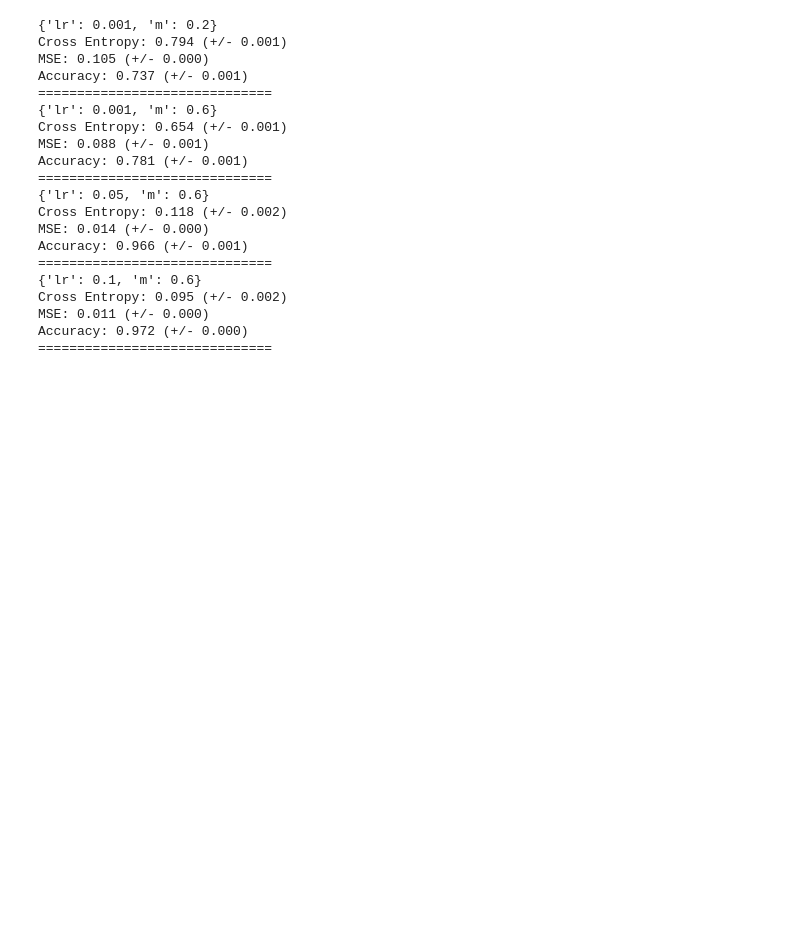
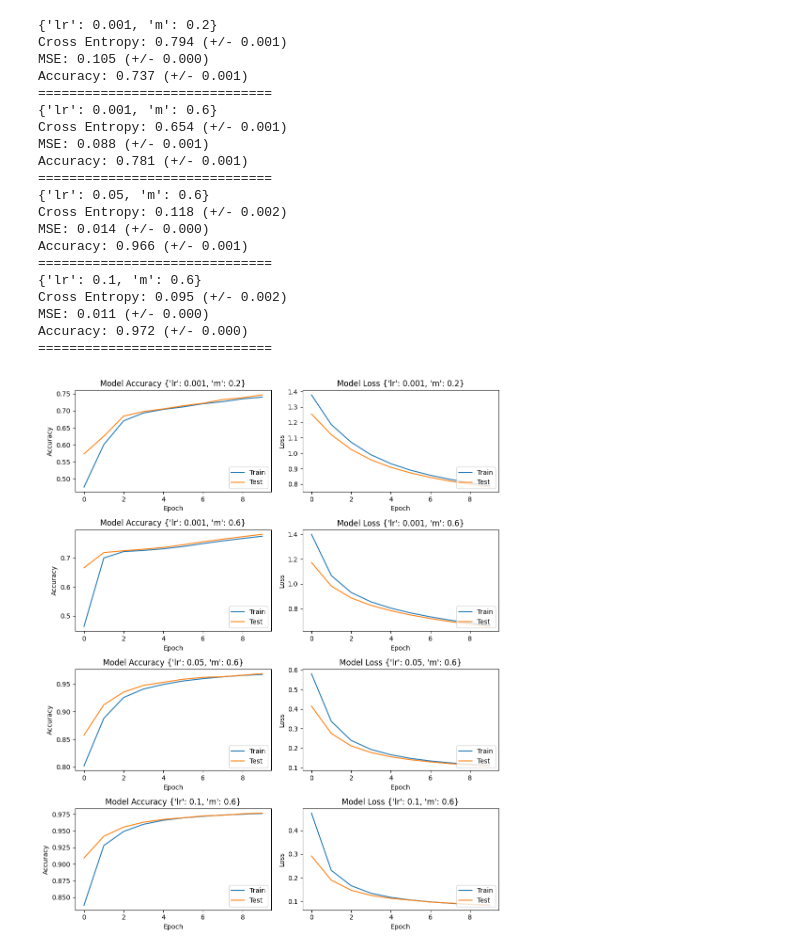
Before and after one commit to OnionKiller/AI_Homework_HAR-PUC-Rio, a Jupyter notebook: training.ipynb, the cells around one changed output. Saved outputs shown, nothing was run; the diff lists cells and outputs as text; code cells hidden in the pictures; blank space fills up the shorter version.

```diff
--- a/training.ipynb
+++ b/training.ipynb
@@ -163,0 +66,3 @@ Accuracy: 0.981 (+/- 0.002)
+# %%
+for score in scores:
+    homework_utils.print_scores(score)
@@ -172,7 +123,7 @@ results = []
 for cond in test_matrice:
     pipe = Pipeline([
     ('scaler', StandardScaler()),
-    ('clf', KerasClassifier(model=create_model(I+O,lr=cond['lr'],m=cond['m']), epochs=10, batch_size=64))
+    ('clf', KerasClassifier(model=create_model(I+O,lr=cond['lr'],m=cond['m']), epochs=10, batch_size=64,verbose=0))
     ])
 
     score = wrap_cross_validate(pipe)
@@ -180,6 +131,5 @@ for cond in test_matrice:
         {
             'condition':cond,
             'score':score,
-            'keras':pipe["clf"]
         }
     )
@@ -227,14 +159,30 @@ Cross Entropy: 0.095 (+/- 0.002)
 MSE: 0.011 (+/- 0.000)
 Accuracy: 0.972 (+/- 0.000)
 ==============================
-# %%
-history = results[0]["keras"]
-plt.plot(history.history['loss'])
-plt.plot(history.history['val_loss'])
-plt.plot(history.history['accuracy'])
-plt.plot(history.history['val_accuracy'])
-plt.title('Model Loss and Accuracy')
-plt.ylabel('Loss/Accuracy')
-plt.xlabel('Epoch')
-plt.legend(['train_loss', 'val_loss', 'train_accuracy', 'val_accuracy'], loc='upper right')
-plt.show()
+# %%
+test_matrice=[
+    {'lr':0.001,'m':0.2},
+    {'lr':0.001,'m':0.6},
+    {'lr':0.05,'m':0.6},
+    {'lr':0.1,'m':0.6},
+]
+histories = []
+for cond in test_matrice:
+    for fold_idx, (train_indices, val_indices) in enumerate(kf.split(df[feature_cols])):
+        X = df[feature_cols].values[train_indices]
+        Y = to_categorical(df[target_col].values[train_indices])
+        Xv = df[feature_cols].values[val_indices]
+        Yv = to_categorical(df[target_col].values[val_indices])
+
+        model = create_model(I+O,lr=cond['lr'],m=cond['m'])
+        X = StandardScaler().fit_transform(X)
+        Xv = StandardScaler().fit_transform(Xv)
+        history = model.fit(X,Y,epochs=10,batch_size=64,validation_data=(Xv,Yv),verbose=0)
+        histories.append(history)
+        #altough generally 5 fold validation means I have to check all of them, I will only check the first
+        break
+# %%
+# set up the figure
+figure_from_histories(histories,test_matrice)
+# %% [output]
+[figure, added]
```
Also changed, not shown: parts of 17 cells of this notebook, 1 other file.
